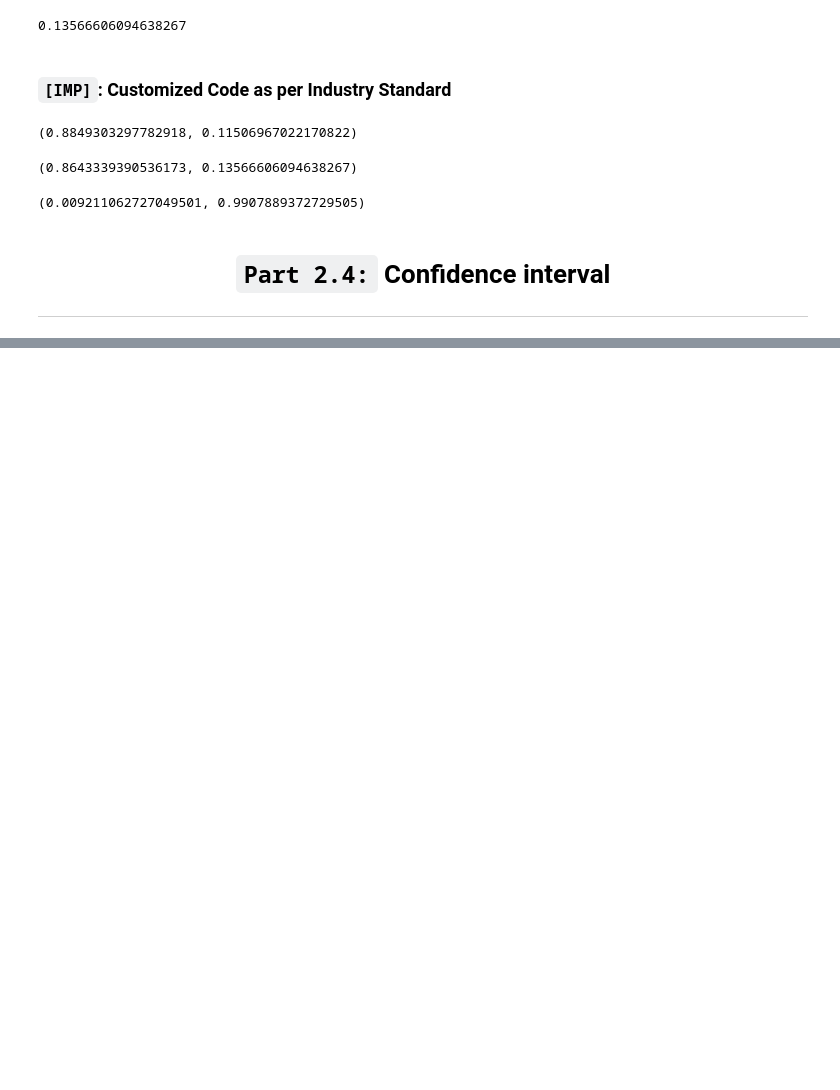
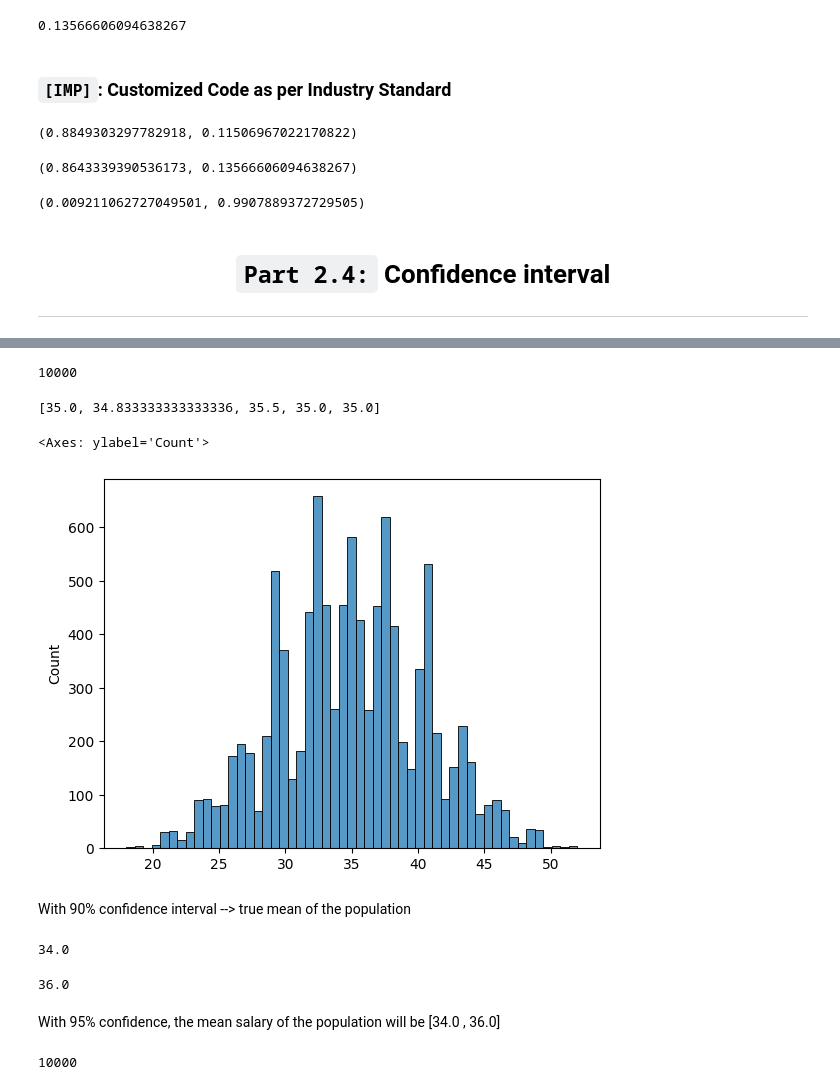
Before and after one commit to SaiArjunSairamje/Probability-and-Stats, a Jupyter notebook: Prob & Stats (Personal Notes) .ipynb, the cells around one changed output, grey strips where cells are left out. Cells and saved outputs as stored; diff of their text form; code cells hidden in the pictures; blank space fills up the shorter version.

```diff
--- a/Prob & Stats (Personal Notes) .ipynb
+++ b/Prob & Stats (Personal Notes) .ipynb
@@ -1071,0 +1342,8 @@ from scipy.stats import norm
+# %%
+len(bootstrapped_means_survey_1)
+# %% [output]
+10000
+# %%
+bootstrapped_means_survey_1[:5]
+# %% [output]
+[35.0, 34.833333333333336, 35.5, 35.0, 35.0]
@@ -1071,0 +1352,29 @@ from scipy.stats import norm
+# %%
+bootstrapped_means_survey_2  = []
+for i in range(10000):
+  bootstrapped_samples = np.random.choice(survey_2, size = n)
+  bootstrapped_mean = np.mean(bootstrapped_samples)
+  bootstrapped_means_survey_2.append(bootstrapped_mean)
+# %%
+sns.histplot(bootstrapped_means_survey_2)
+# %% [output]
+<Axes: ylabel='Count'>
+[figure, added]
+# %% [markdown]
+With 90% confidence interval --> true mean of the population
+# %%
+x1 = np.percentile(bootstrapped_means_survey_1, 2.5) #getting the 2.5th percentile of this bootstrapped sample
+x1
+# %% [output]
+34.0
+# %%
+x2 = np.percentile(bootstrapped_means_survey_1, 97.5)
+x2
+# %% [output]
+36.0
+# %% [markdown]
+With 95% confidence, the mean salary of the population will be [34.0 , 36.0]
+# %%
+len(bootstrapped_means_survey_2)
+# %% [output]
+10000
```
Also changed, not shown: parts of 55 cells of this notebook.
